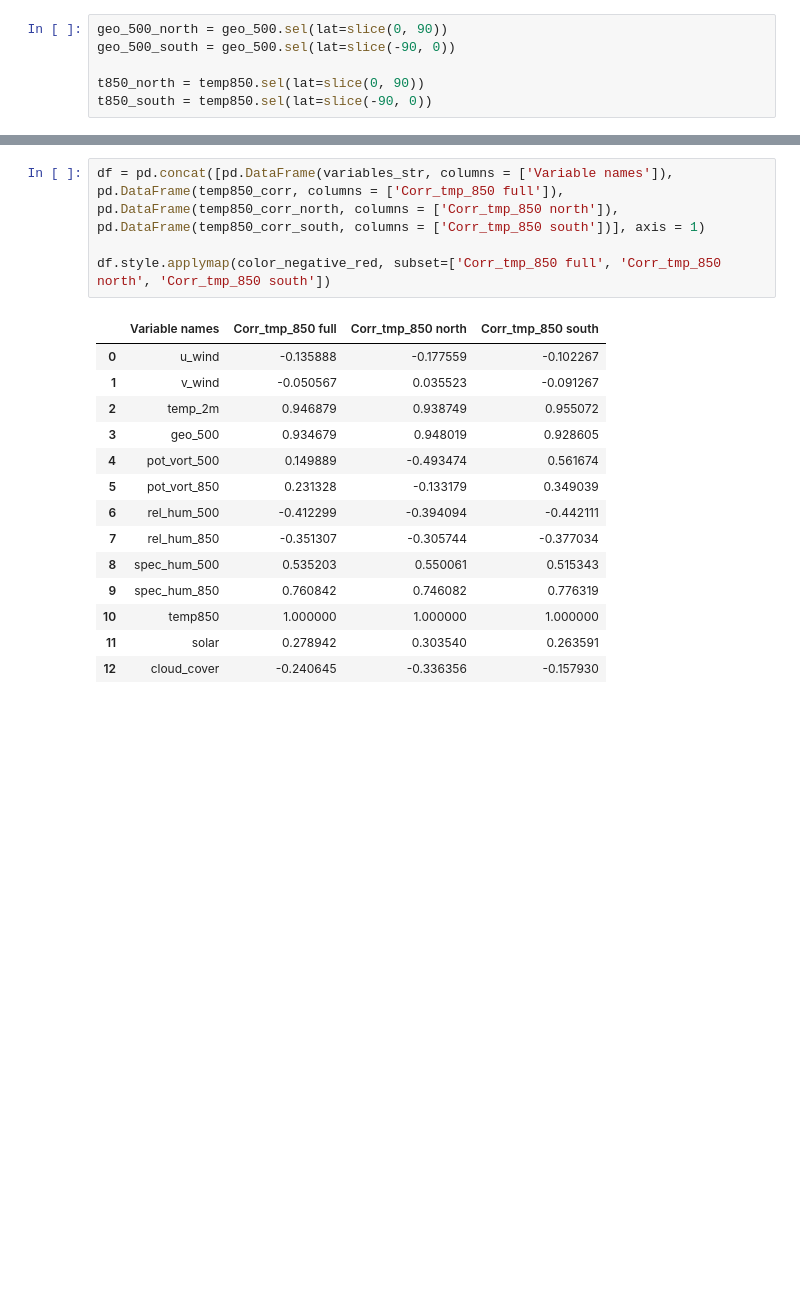
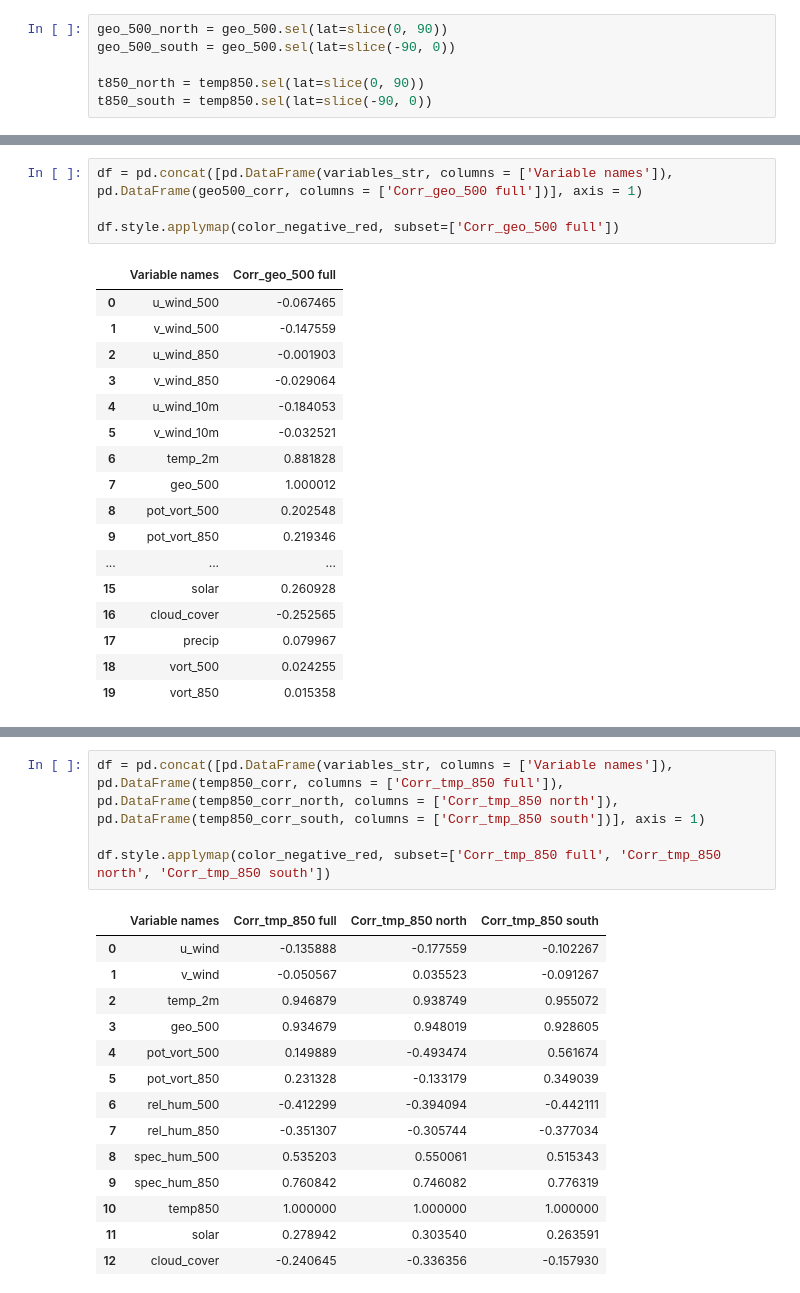
Before and after one commit to mc4117/ResNet_Weather, a Jupyter notebook: data_exploration/correlation_north_south_split.ipynb, the cells around one changed output, grey strips where cells are left out. Drawn from its saved outputs; the diff is of its cells as text; blank space fills up the shorter version.

```diff
--- a/data_exploration/correlation_north_south_split.ipynb
+++ b/data_exploration/correlation_north_south_split.ipynb
@@ -104,0 +133,22 @@ temp done
+# %%
+df = pd.concat([pd.DataFrame(variables_str, columns = ['Variable names']), pd.DataFrame(geo500_corr, columns = ['Corr_geo_500 full'])], axis = 1)
+
+df.style.applymap(color_negative_red, subset=['Corr_geo_500 full'])
+# %% [output]
+|  | Variable names | Corr_geo_500 full |
+| 0 | u_wind_500 | -0.067465 |
+| 1 | v_wind_500 | -0.147559 |
+| 2 | u_wind_850 | -0.001903 |
+| 3 | v_wind_850 | -0.029064 |
+| 4 | u_wind_10m | -0.184053 |
+| 5 | v_wind_10m | -0.032521 |
+| 6 | temp_2m | 0.881828 |
+| 7 | geo_500 | 1.000012 |
+| 8 | pot_vort_500 | 0.202548 |
+| 9 | pot_vort_850 | 0.219346 |
+| ... | ... | ... |
+| 15 | solar | 0.260928 |
+| 16 | cloud_cover | -0.252565 |
+| 17 | precip | 0.079967 |
+| 18 | vort_500 | 0.024255 |
+| 19 | vort_850 | 0.015358 |
```
Also changed, not shown: parts of 8 cells of this notebook, 9 other files.
